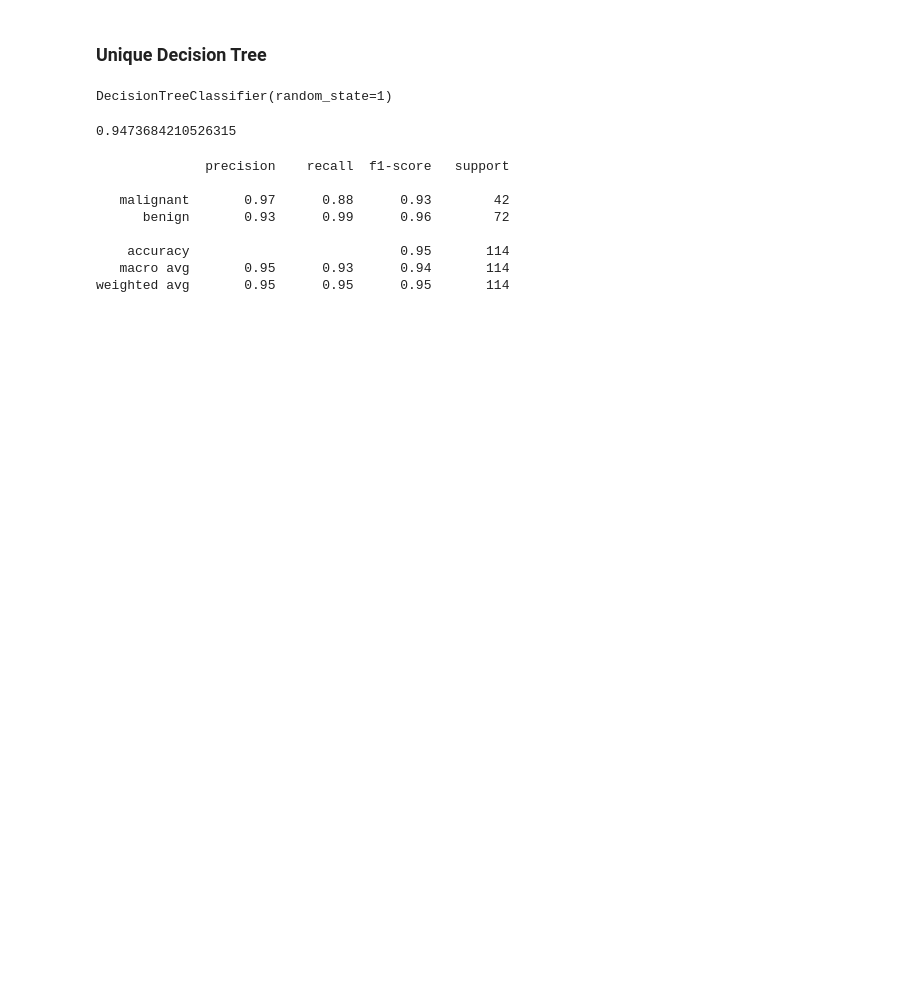
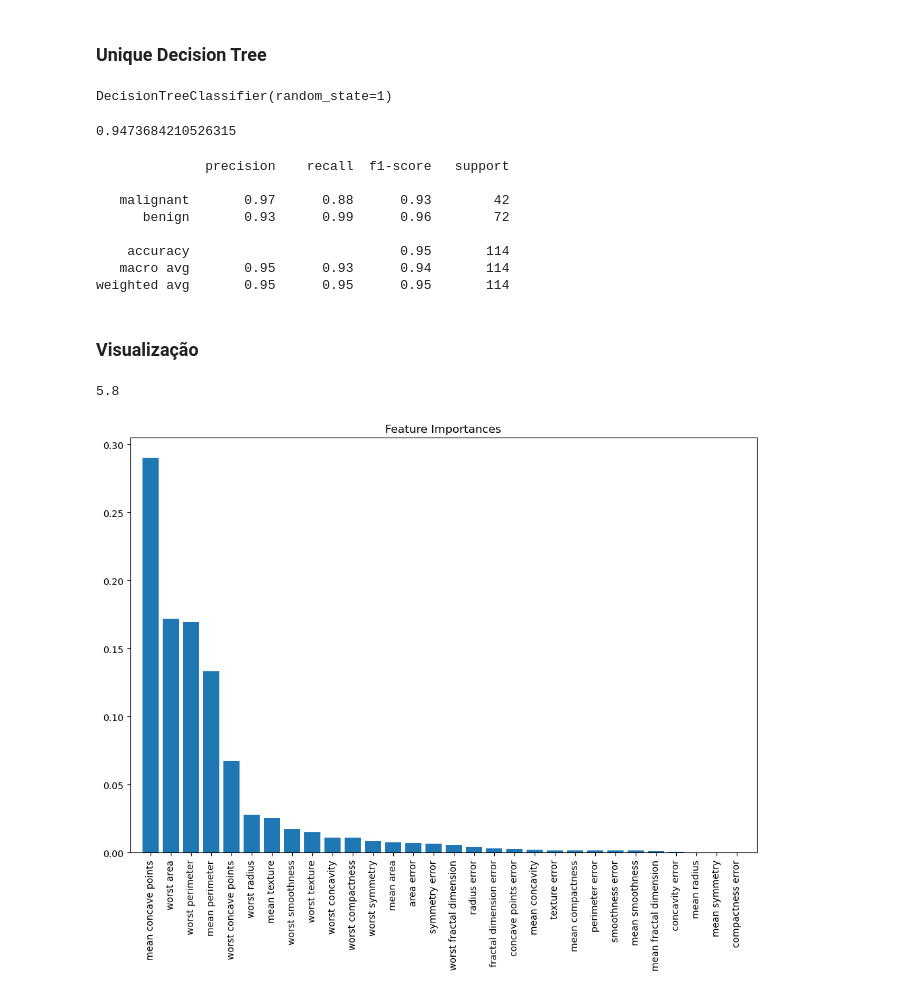
Before and after one commit to renatohack/2024.2-machine-learning, a Jupyter notebook: dr4/tp3/dr4_tp3-rf.ipynb, the cells around one changed output. Drawn from its saved outputs; the diff is of its cells as text; code cells hidden in the pictures; blank space fills up the shorter version.

```diff
--- a/dr4/tp3/dr4_tp3-rf.ipynb
+++ b/dr4/tp3/dr4_tp3-rf.ipynb
@@ -20,0 +26,3 @@ RandomForestClassifier(random_state=1)
+# %%
+grid_search = GridSearchCV(estimator=rf_classifier, param_grid=param_grid, cv=5, n_jobs=-1, verbose=0)
+grid_search.fit(X_train, y_train)
@@ -20,0 +46,2 @@ RandomForestClassifier(random_state=1)
+# %%
+best_rf_classifier = grid_search.best_estimator_
@@ -21,3 +52,5 @@ RandomForestClassifier(random_state=1)
+# %%
+rf_classifier = best_rf_classifier
 # %%
 y_pred = rf_classifier.predict(X_test)
 # %%
@@ -66,3 +99,23 @@ print(classification_report_result)
     accuracy                           0.95       114
    macro avg       0.95      0.93      0.94       114
 weighted avg       0.95      0.95      0.95       114
+# %% [markdown]
+### Visualização
+# %%
+depths = [estimator.tree_.max_depth for estimator in rf_classifier.estimators_]
+avg_depth = sum(depths) / len(depths)
+print(avg_depth)
+# %% [output]
+5.8
+# %%
+importances = rf_classifier.feature_importances_
+indices = np.argsort(importances)[::-1]
+# %%
+plt.figure(figsize=(12, 8))
+plt.title("Feature Importances")
+plt.bar(range(X.shape[1]), importances[indices], align="center")
+plt.xticks(range(X.shape[1]), feature_names[indices], rotation=90)
+plt.xlim([-1, X.shape[1]])
+plt.show()
+# %% [output]
+[figure, added]
```
Also changed, not shown: parts of 8 cells of this notebook.
